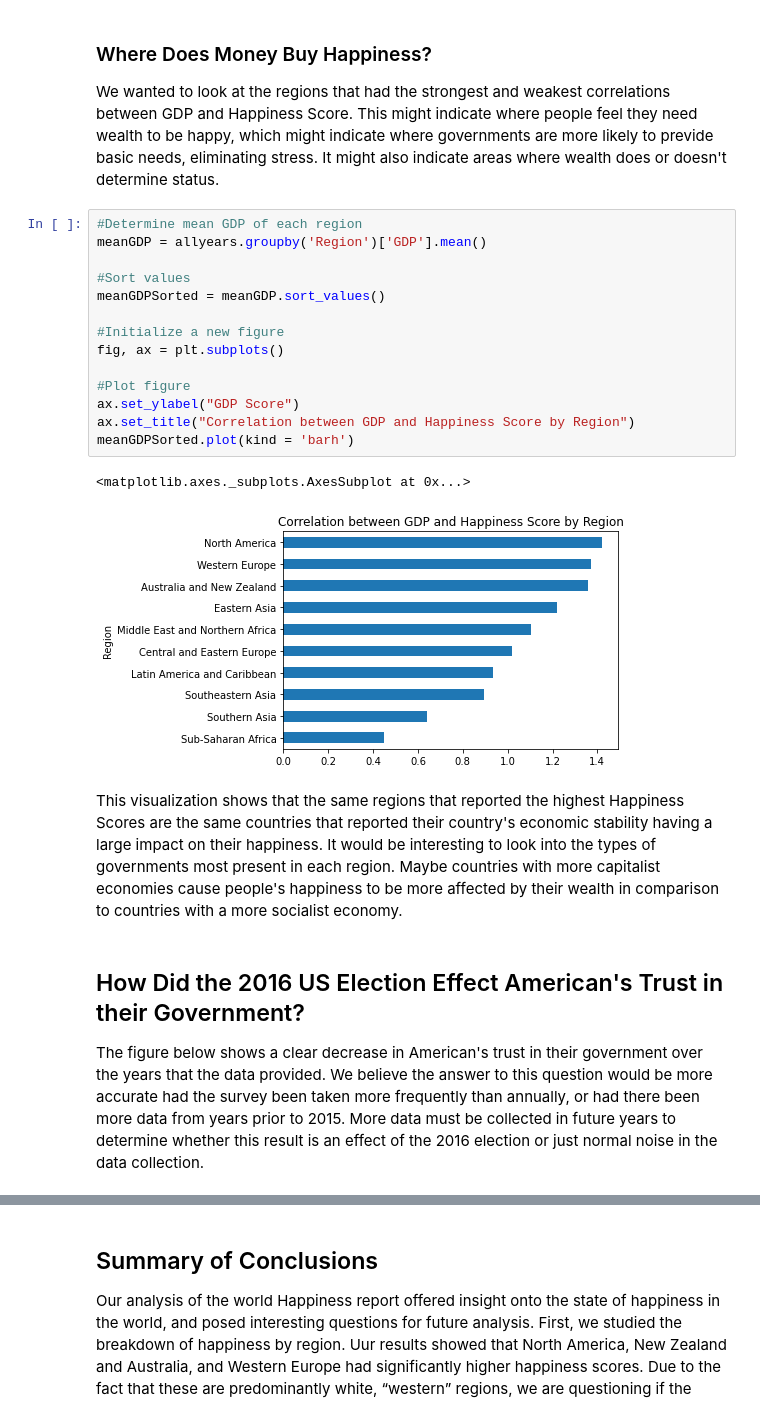
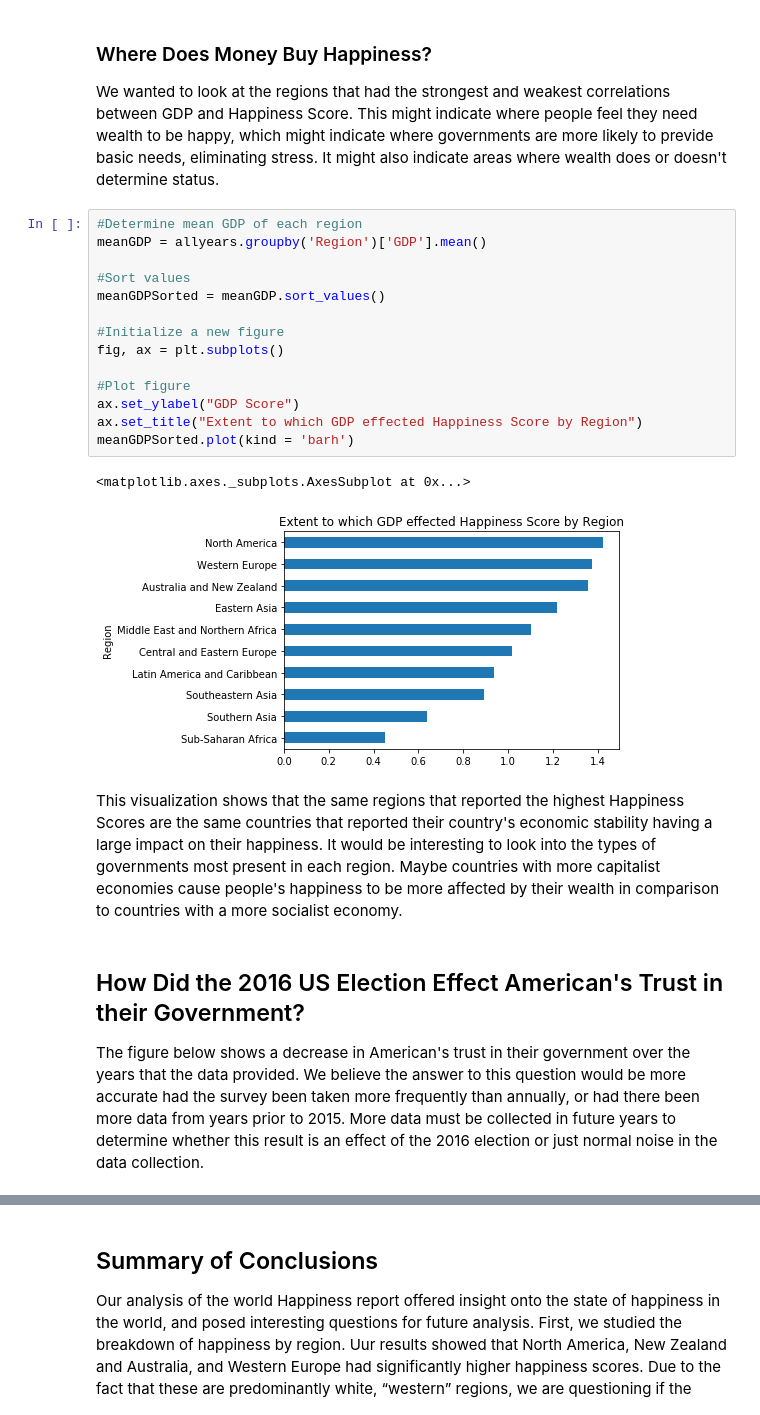
Before and after one commit to lsussman1/DataScienceTutorial, a Jupyter notebook: index.ipynb, the cells around one changed output, grey strips where cells are left out. Drawn from its saved outputs; the diff is of its cells as text.

```diff
--- a/index.ipynb
+++ b/index.ipynb
@@ -363,25 +366,25 @@ We wanted to look at the regions that had the strongest and weakest correlations
 # %%
 #Determine mean GDP of each region
 meanGDP = allyears.groupby('Region')['GDP'].mean()
 
 #Sort values
 meanGDPSorted = meanGDP.sort_values()
 
 #Initialize a new figure
 fig, ax = plt.subplots()
 
 #Plot figure
 ax.set_ylabel("GDP Score")
-ax.set_title("Correlation between GDP and Happiness Score by Region")
+ax.set_title("Extent to which GDP effected Happiness Score by Region")
 meanGDPSorted.plot(kind = 'barh')
 # %% [output]
 <matplotlib.axes._subplots.AxesSubplot at 0x...>
-[figure, old version]
+[figure, new version]
 # %% [markdown]
 This visualization shows that the same regions that reported the highest Happiness Scores are the same countries that reported their country's economic stability having a large impact on their happiness. It would be interesting to look into the types of governments most present in each region. Maybe countries with more capitalist economies cause people's happiness to be more affected by their wealth in comparison to countries with a more socialist economy.
 # %% [markdown]
 ## How Did the 2016 US Election Effect American's Trust in their Government?
-The figure below shows a clear decrease in American's trust in their government over the years that the data provided. We believe the answer to this question would be more accurate had the survey been taken more frequently than annually, or had there been more data from years prior to 2015. More data must be collected in future years to determine whether this result is an effect of the 2016 election or just normal noise in the data collection.
+The figure below shows a decrease in American's trust in their government over the years that the data provided. We believe the answer to this question would be more accurate had the survey been taken more frequently than annually, or had there been more data from years prior to 2015. More data must be collected in future years to determine whether this result is an effect of the 2016 election or just normal noise in the data collection.
 # %%
 #Locate the United States data over the years
 us = allyears.loc[allyears.Country=='United States']
```
Also changed, not shown: parts of 16 cells of this notebook.
